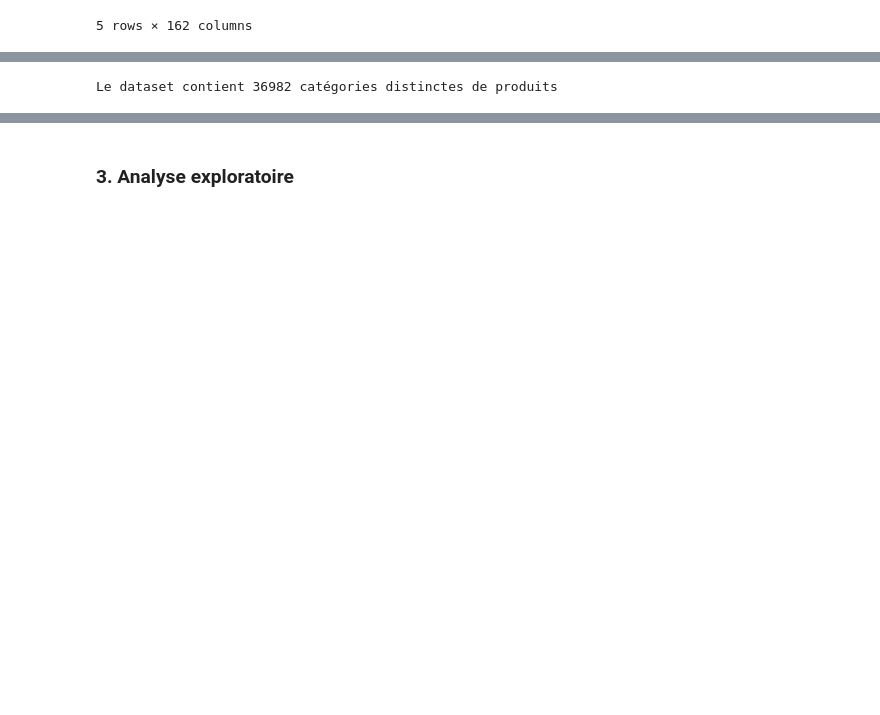
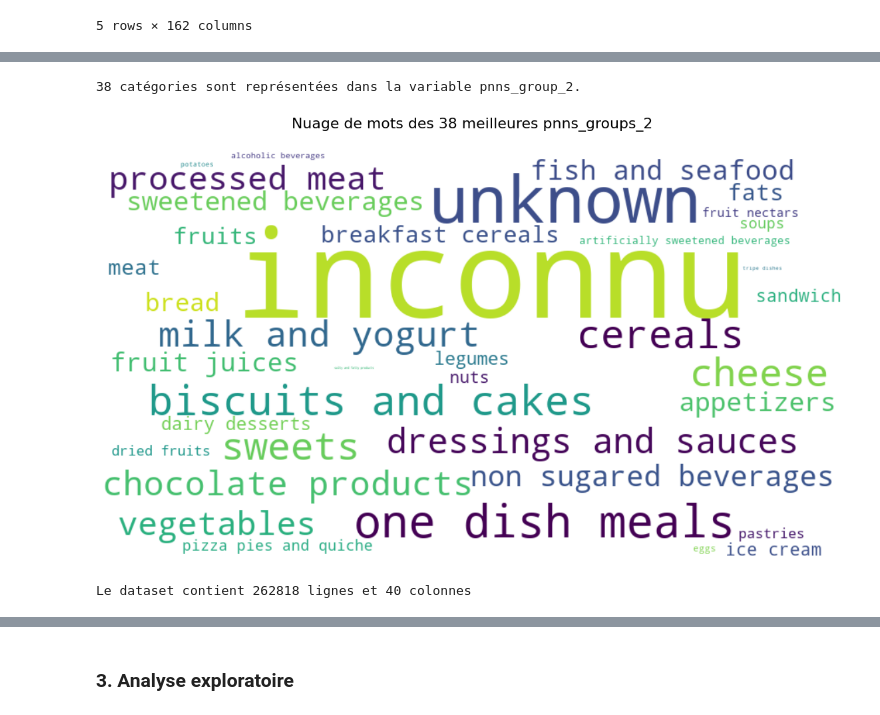
Before and after one commit to Bakarime27/app-sante-public, a Jupyter notebook: app_sante_public.ipynb, the cells around one changed output, grey strips where cells are left out. Drawn from its saved outputs; the diff is of its cells as text; code cells hidden in the pictures; blank space fills up the shorter version.

```diff
--- a/app_sante_public.ipynb
+++ b/app_sante_public.ipynb
@@ -49,0 +310,9 @@ df.head()
+# %%
+#Fonction qui permet de séparer les mots
+def separation_mots(df, column = 'categories_fr'):
+  liste_de_mots = set()
+  for mots in df[column].str.split(','):
+    if isinstance(mots, float):
+      continue
+    liste_de_mots = set().union(mots, liste_de_mots)
+  return list(liste_de_mots)
@@ -50,4 +437,14 @@ df.head()
+# %%
+df["pnns_groups_2"] = df["pnns_groups_2"].str.lower().str.replace('-', ' ')
+pnns_groups_2 = separation_mots(df = df, column = 'pnns_groups_2')
+print("{} catégories sont représentées dans la variable pnns_group_2.".format(len(pnns_groups_2)))
+# %% [output]
+38 catégories sont représentées dans la variable pnns_group_2.
+# %%
+graphe_world_cloud(df=df,column="pnns_groups_2",nb_top=len(pnns_groups_2))
+# %% [output]
+[figure, added]
 # %%
-print(f"Le dataset contient {df['categories'].dropna().unique().shape[0]} catégories distinctes de produits")
+print(f'Le dataset contient {df.shape[0]} lignes et {df.shape[1]} colonnes')
 # %% [output]
-Le dataset contient 36982 catégories distinctes de produits
+Le dataset contient 262818 lignes et 40 colonnes
```
Also changed, not shown: parts of 94 cells of this notebook.
